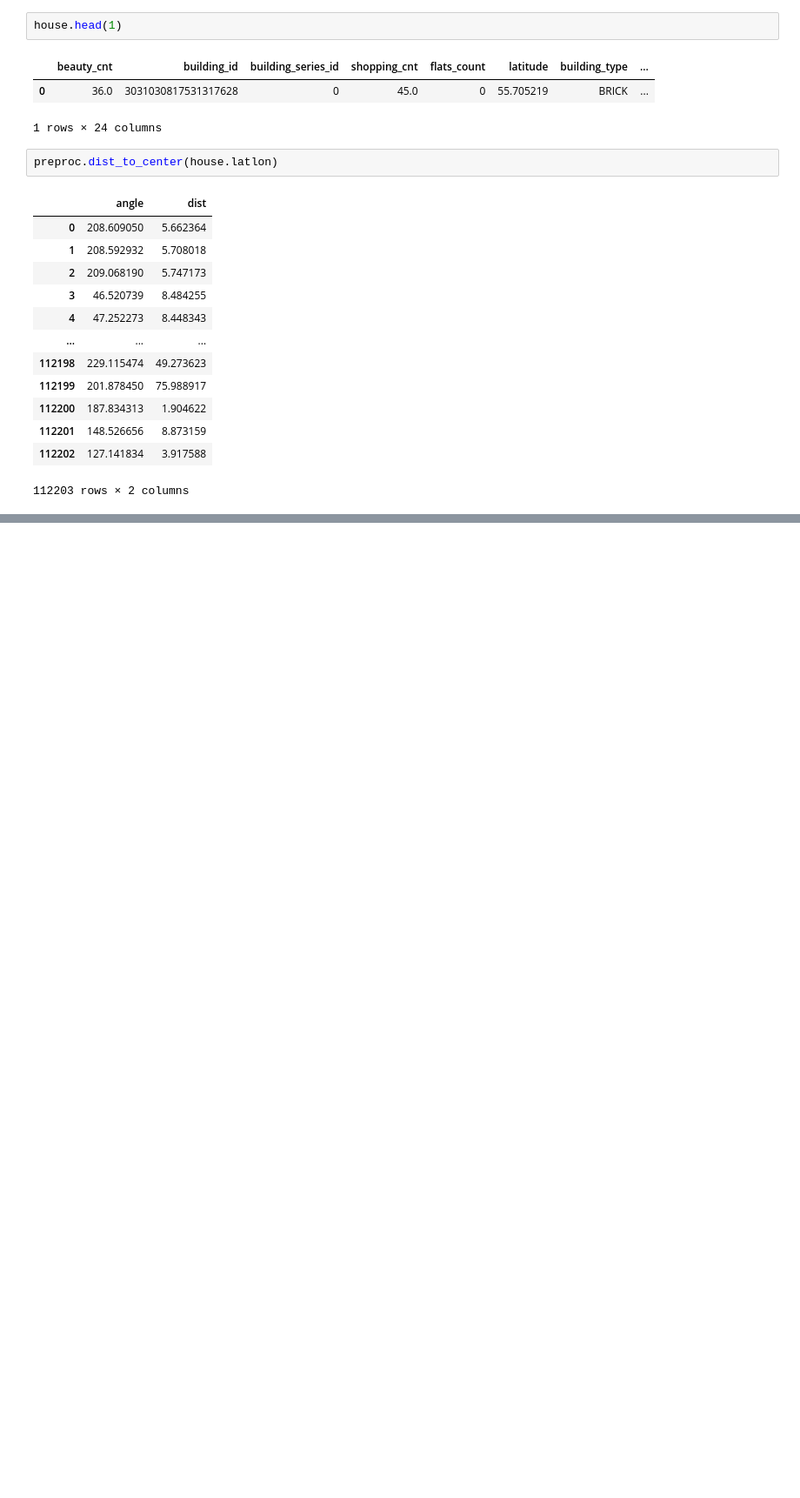
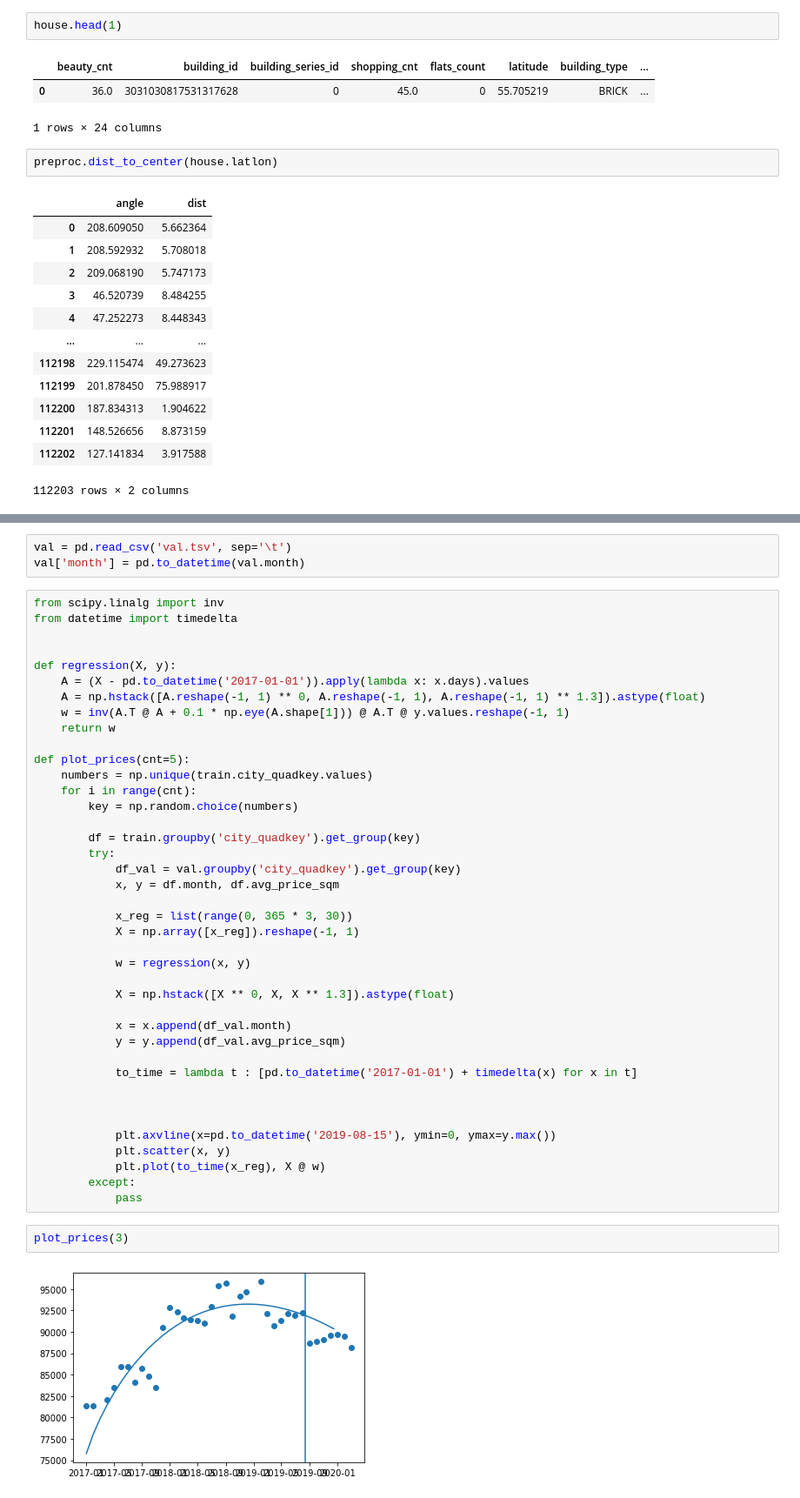
Before and after one commit to Markfryazino/hackTheRealty, a Jupyter notebook: test_and_flex.ipynb, the cells around one changed output, grey strips where cells are left out. Shown at 87% size. Saved outputs shown, nothing was run; the diff lists cells and outputs as text; blank space fills up the shorter version.

```diff
--- a/test_and_flex.ipynb
+++ b/test_and_flex.ipynb
@@ -89,0 +100,47 @@ Name: avg_price_sqm, dtype: int64
+# %%
+val = pd.read_csv('val.tsv', sep='\t')
+val['month'] = pd.to_datetime(val.month)
+# %%
+from scipy.linalg import inv
+from datetime import timedelta
+
+
+def regression(X, y):
+    A = (X - pd.to_datetime('2017-01-01')).apply(lambda x: x.days).values
+    A = np.hstack([A.reshape(-1, 1) ** 0, A.reshape(-1, 1), A.reshape(-1, 1) ** 1.3]).astype(float)
+    w = inv(A.T @ A + 0.1 * np.eye(A.shape[1])) @ A.T @ y.values.reshape(-1, 1)
+    return w
+
+def plot_prices(cnt=5):
+    numbers = np.unique(train.city_quadkey.values)
+    for i in range(cnt):
+        key = np.random.choice(numbers)
+
+        df = train.groupby('city_quadkey').get_group(key)
+        try:
+            df_val = val.groupby('city_quadkey').get_group(key)
+            x, y = df.month, df.avg_price_sqm
+
+            x_reg = list(range(0, 365 * 3, 30))
+            X = np.array([x_reg]).reshape(-1, 1)
+
+            w = regression(x, y)
+
+            X = np.hstack([X ** 0, X, X ** 1.3]).astype(float)
+
+            x = x.append(df_val.month)
+            y = y.append(df_val.avg_price_sqm)
+
+            to_time = lambda t : [pd.to_datetime('2017-01-01') + timedelta(x) for x in t]
+
+
+
+            plt.axvline(x=pd.to_datetime('2019-08-15'), ymin=0, ymax=y.max())
+            plt.scatter(x, y)
+            plt.plot(to_time(x_reg), X @ w)
+        except:
+            pass
+# %%
+plot_prices(3)
+# %% [output]
+[figure, added]
```
Also changed, not shown: parts of 11 cells of this notebook, 2 other files.
